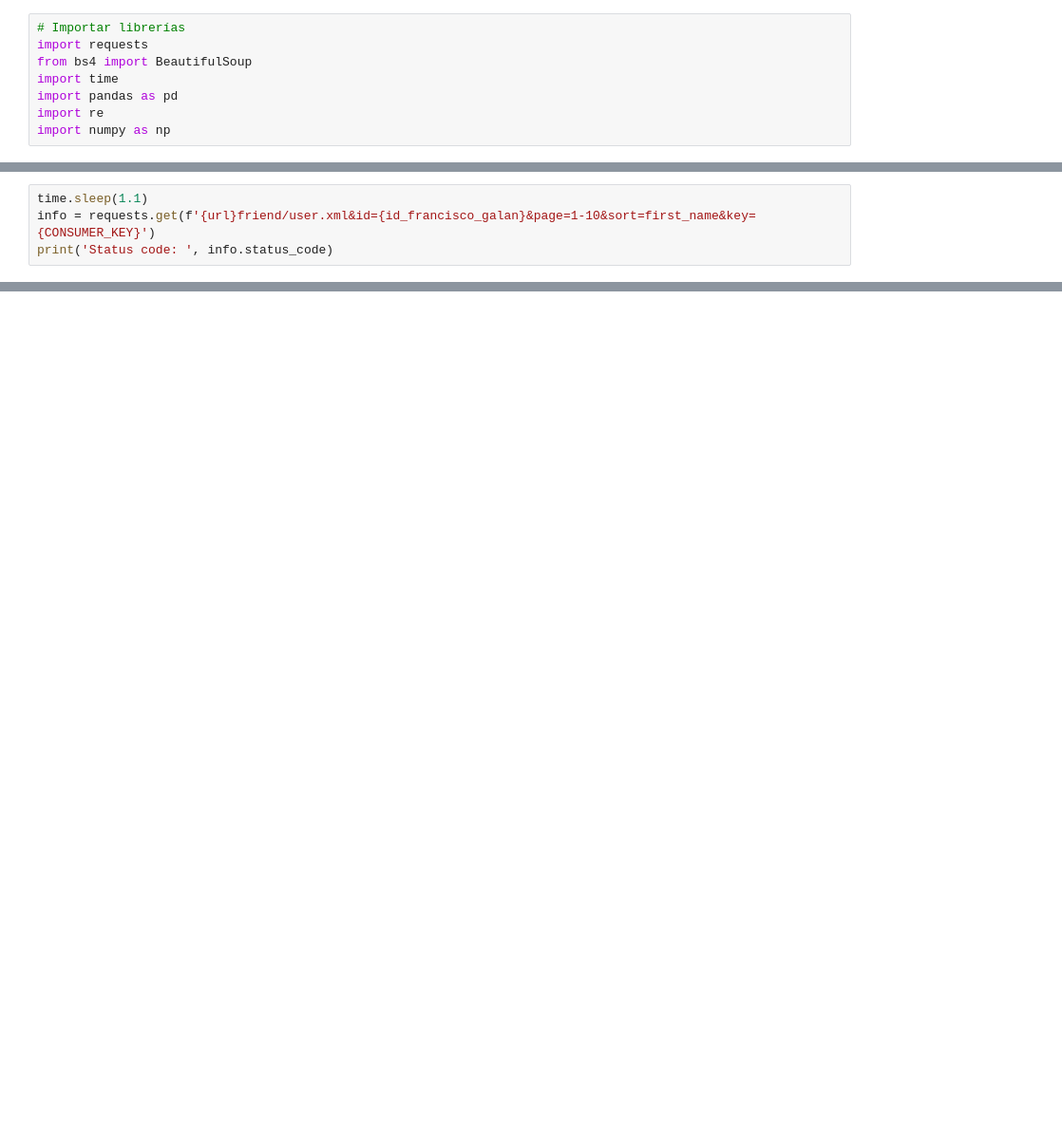
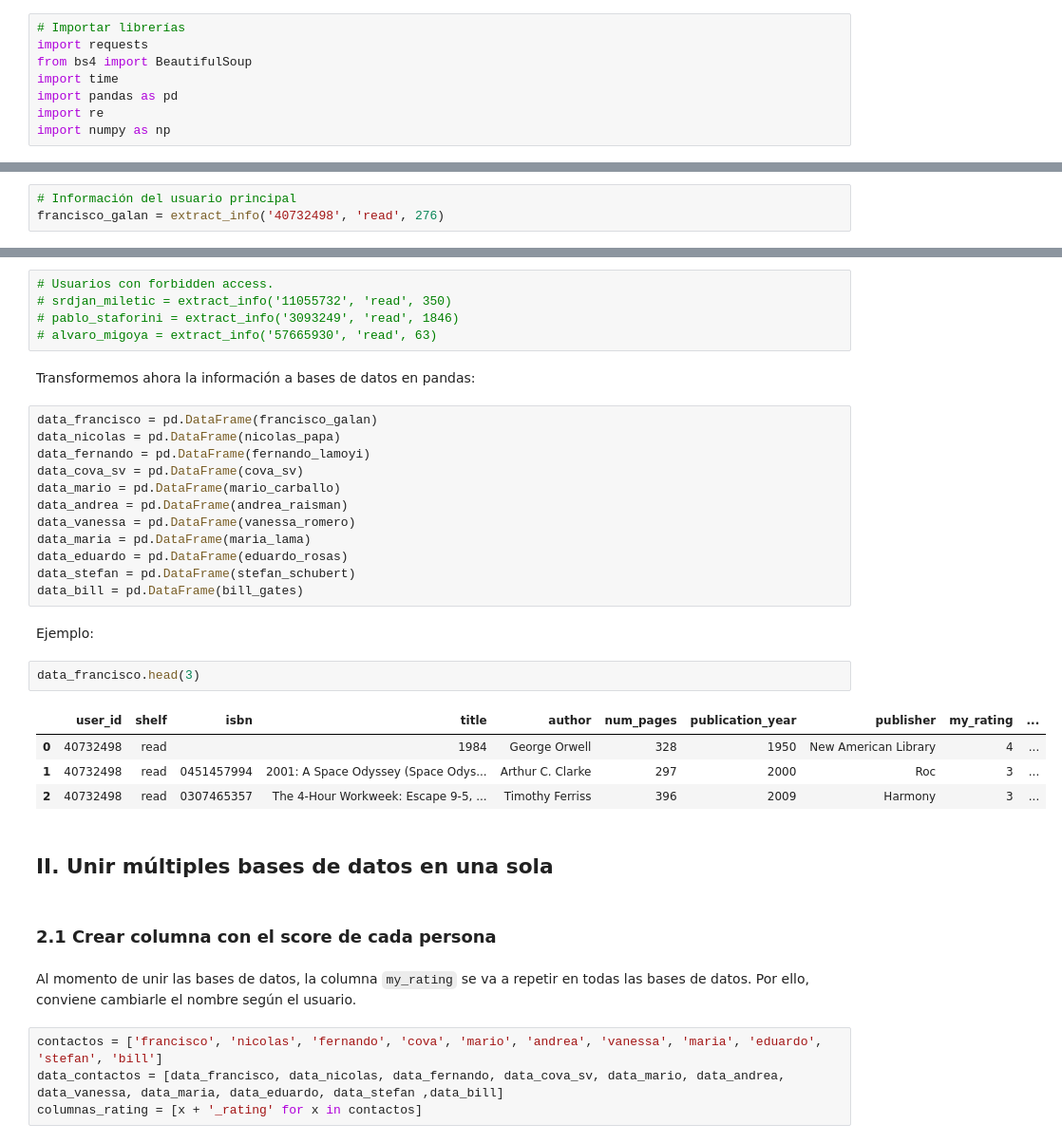
Before and after one commit to ta-data-mexpt/statistical-analysis-project, a Jupyter notebook: main.ipynb, the cells around one changed output, grey strips where cells are left out. Shown at 95% size. Cells and saved outputs as stored; diff of their text form; blank space fills up the shorter version.

```diff
--- a/main.ipynb
+++ b/main.ipynb
@@ -174,4 +28,0 @@ ModuleNotFoundError: No module named 'rauth'
-# %%
-time.sleep(1.1)
-info = requests.get(f'{url}friend/user.xml&id={id_francisco_galan}&page=1-10&sort=first_name&key={CONSUMER_KEY}')
-print('Status code: ', info.status_code)
@@ -318,0 +194,3 @@ pd_total['my_rating'].mean()
+# %%
+# Información del usuario principal
+francisco_galan = extract_info('40732498', 'read', 276)
@@ -318,0 +229,38 @@ pd_total['my_rating'].mean()
+# %%
+# Usuarios con forbidden access.
+# srdjan_miletic = extract_info('11055732', 'read', 350)
+# pablo_staforini = extract_info('3093249', 'read', 1846)
+# alvaro_migoya = extract_info('57665930', 'read', 63)
+# %% [markdown]
+Transformemos ahora la información a bases de datos en pandas:
+# %%
+data_francisco = pd.DataFrame(francisco_galan)
+data_nicolas = pd.DataFrame(nicolas_papa)
+data_fernando = pd.DataFrame(fernando_lamoyi)
+data_cova_sv = pd.DataFrame(cova_sv)
+data_mario = pd.DataFrame(mario_carballo)
+data_andrea = pd.DataFrame(andrea_raisman)
+data_vanessa = pd.DataFrame(vanessa_romero)
+data_maria = pd.DataFrame(maria_lama)
+data_eduardo = pd.DataFrame(eduardo_rosas)
+data_stefan = pd.DataFrame(stefan_schubert)
+data_bill = pd.DataFrame(bill_gates)
+# %% [markdown]
+Ejemplo:
+# %%
+data_francisco.head(3)
+# %% [output]
+|  | user_id | shelf | isbn | title | author | num_pages | publication_year | publisher | my_rating | ... |
+| 0 | 40732498 | read |  | 1984 | George Orwell | 328 | 1950 | New American Library | 4 | ... |
+| 1 | 40732498 | read | 0451457994 | 2001: A Space Odyssey (Space Odys... | Arthur C. Clarke | 297 | 2000 | Roc | 3 | ... |
+| 2 | 40732498 | read | 0307465357 | The 4-Hour Workweek: Escape 9-5, ... | Timothy Ferriss | 396 | 2009 | Harmony | 3 | ... |
+# %% [markdown]
+## II. Unir múltiples bases de datos en una sola
+# %% [markdown]
+### 2.1 Crear columna con el score de cada persona
+# %% [markdown]
+Al momento de unir las bases de datos, la columna `my_rating` se va a repetir en todas las bases de datos. Por ello, conviene cambiarle el nombre según el usuario.
+# %%
+contactos = ['francisco', 'nicolas', 'fernando', 'cova', 'mario', 'andrea', 'vanessa', 'maria', 'eduardo', 'stefan', 'bill']
+data_contactos = [data_francisco, data_nicolas, data_fernando, data_cova_sv, data_mario, data_andrea, data_vanessa, data_maria, data_eduardo, data_stefan ,data_bill]
+columnas_rating = [x + '_rating' for x in contactos]
```
Also changed, not shown: parts of 117 cells of this notebook.
